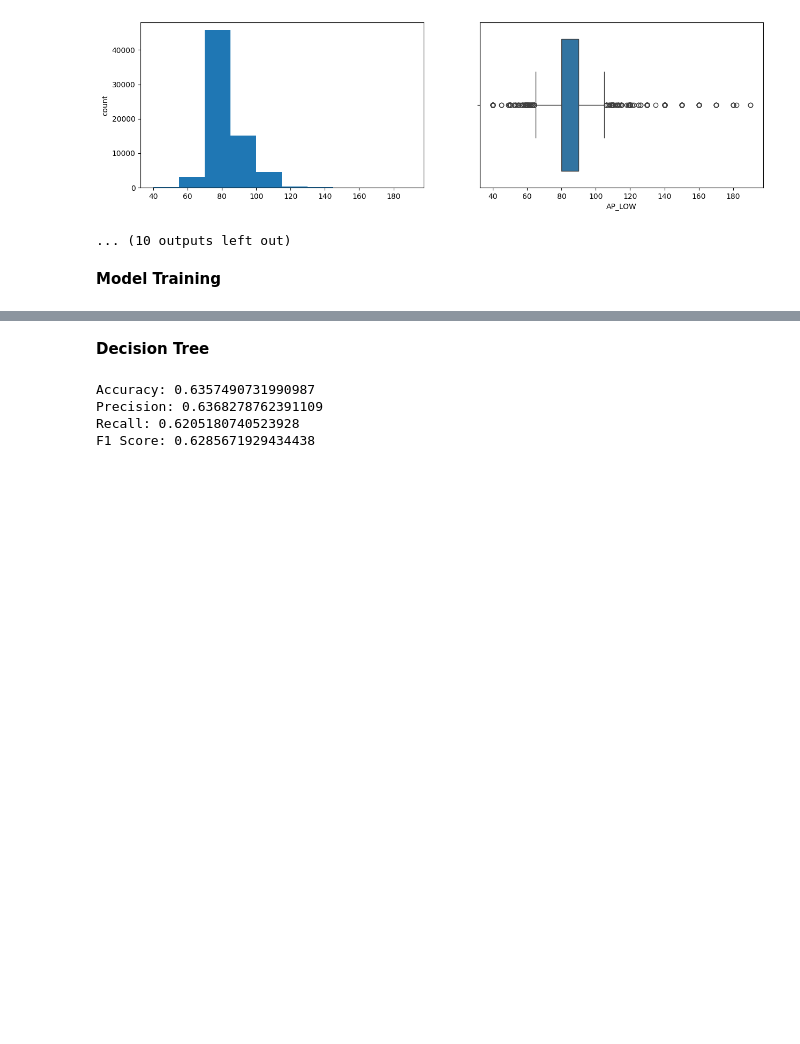
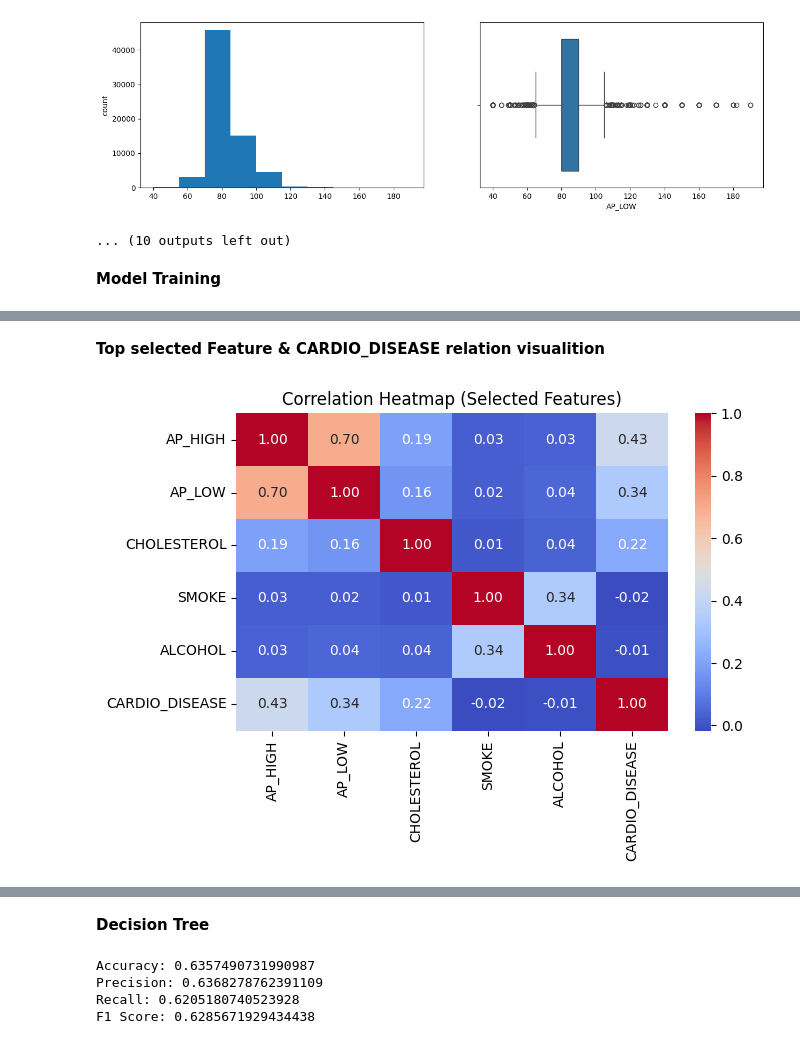
Before and after one commit to NawshinNeaha/AI-Lab, a Jupyter notebook: Cardio_Disease.ipynb, the cells around one changed output, grey strips where cells are left out. Saved outputs shown, nothing was run; the diff lists cells and outputs as text; code cells hidden in the pictures; blank space fills up the shorter version.

```diff
--- a/Cardio_Disease.ipynb
+++ b/Cardio_Disease.ipynb
@@ -344,0 +732,14 @@ X_train, X_test, y_train, y_test = train_test_split(x, y,test_size=0.2, random_s
+# %% [markdown]
+**Top selected Feature & CARDIO_DISEASE relation visualition**
+# %%
+# Correlation Heatmap
+plt.figure(figsize=(7,5))
+# Convert top_features to a list before subsetting the dataframe
+selected_features = score_df.head(5)['Feature'].tolist() # Define selected_features
+sns.heatmap(df[selected_features + ['CARDIO_DISEASE']].corr(), annot=True, cmap="coolwarm", fmt=".2f")
+plt.title("Correlation Heatmap (Selected Features)")
+plt.tight_layout()
+plt.savefig("CARDIO_DISEASE_feature_correlation_heatmap.png")
+plt.show()
+# %% [output]
+[figure, added]
```
Also changed, not shown: parts of 70 cells of this notebook.
